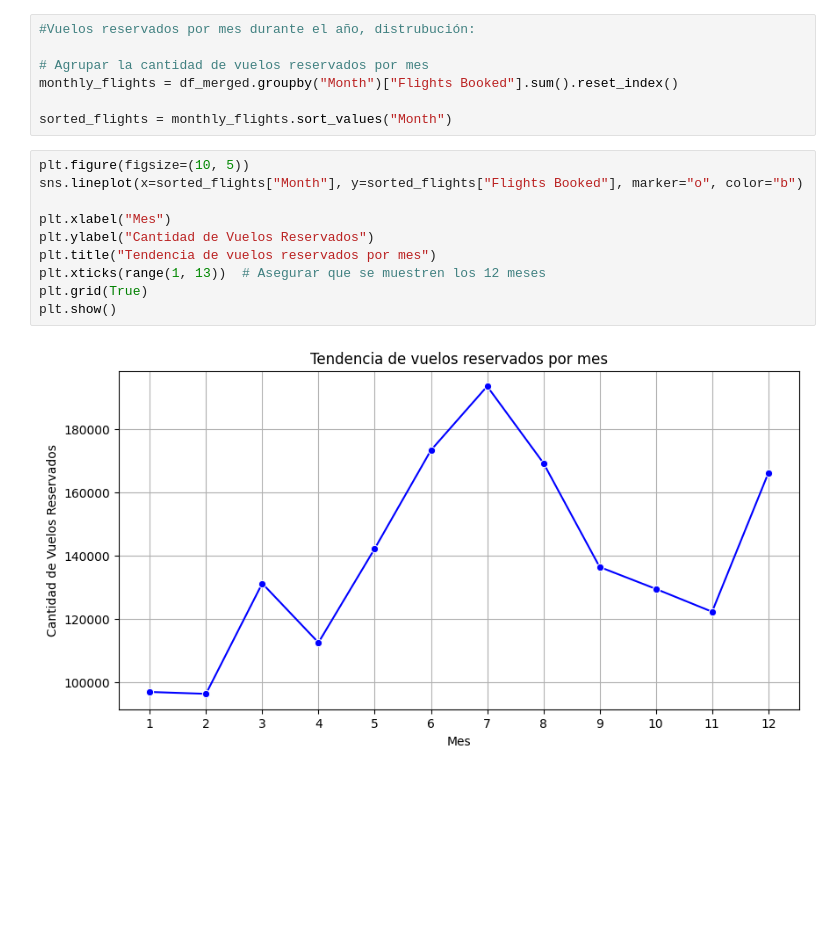
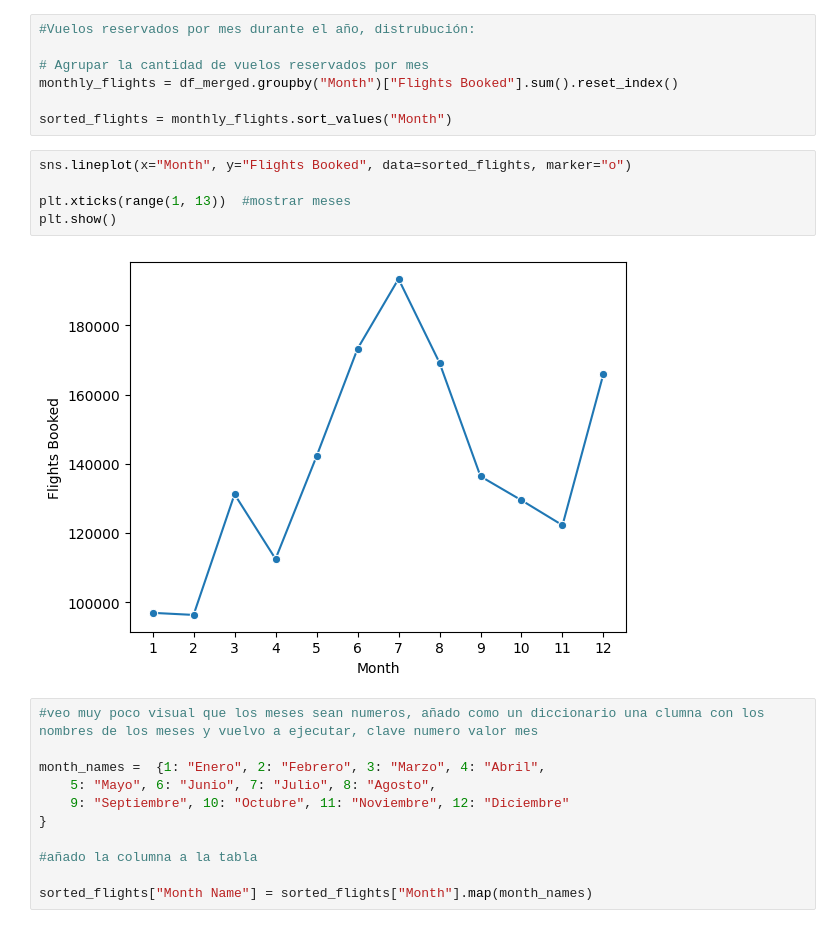
Before and after one commit to antoaag/Adalab-bda-modulo-3-evaluacion-final-antoaag, a Jupyter notebook: examen final modulo 3.ipynb, the cells around one changed output. Drawn from its saved outputs; the diff is of its cells as text; blank space fills up the shorter version.

```diff
--- a/examen final modulo 3.ipynb
+++ b/examen final modulo 3.ipynb
@@ -222,15 +222,21 @@ import seaborn as sns
 monthly_flights = df_merged.groupby("Month")["Flights Booked"].sum().reset_index()
 
 sorted_flights = monthly_flights.sort_values("Month")
-# %%
-plt.figure(figsize=(10, 5))
-sns.lineplot(x=sorted_flights["Month"], y=sorted_flights["Flights Booked"], marker="o", color="b")
-
-plt.xlabel("Mes")
-plt.ylabel("Cantidad de Vuelos Reservados")
-plt.title("Tendencia de vuelos reservados por mes")
-plt.xticks(range(1, 13))  # Asegurar que se muestren los 12 meses
-plt.grid(True)
-plt.show()
-# %% [output]
-[figure, removed]
+# %%
+sns.lineplot(x="Month", y="Flights Booked", data=sorted_flights, marker="o")
+
+plt.xticks(range(1, 13))  #mostrar meses
+plt.show()
+# %% [output]
+[figure, added]
+# %%
+#veo muy poco visual que los meses sean numeros, añado como un diccionario una clumna con los nombres de los meses y vuelvo a ejecutar, clave numero valor mes
+
+month_names =  {1: "Enero", 2: "Febrero", 3: "Marzo", 4: "Abril",
+    5: "Mayo", 6: "Junio", 7: "Julio", 8: "Agosto",
+    9: "Septiembre", 10: "Octubre", 11: "Noviembre", 12: "Diciembre"
+}
+
+#añado la columna a la tabla
+
+sorted_flights["Month Name"] = sorted_flights["Month"].map(month_names)
```
Also changed, not shown: parts of 21 cells of this notebook.
